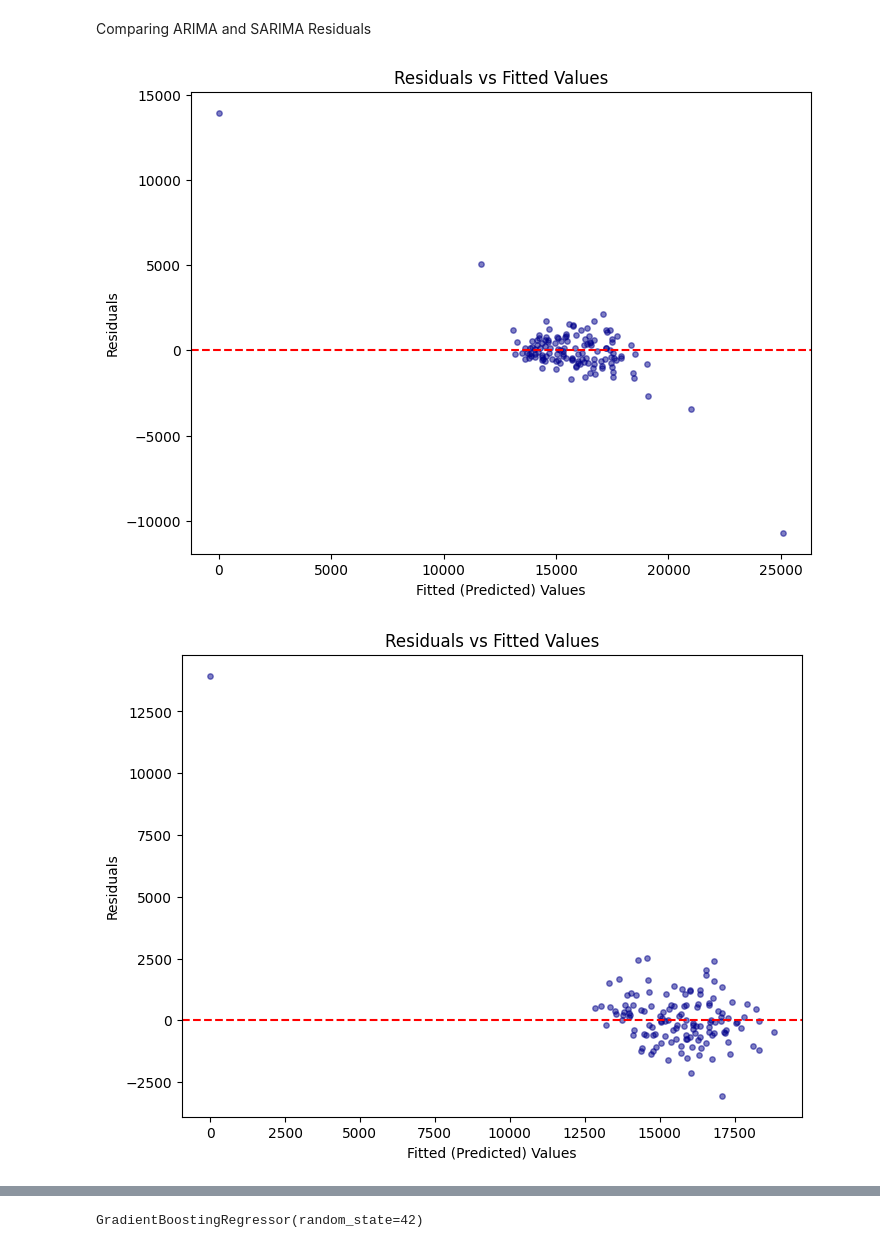
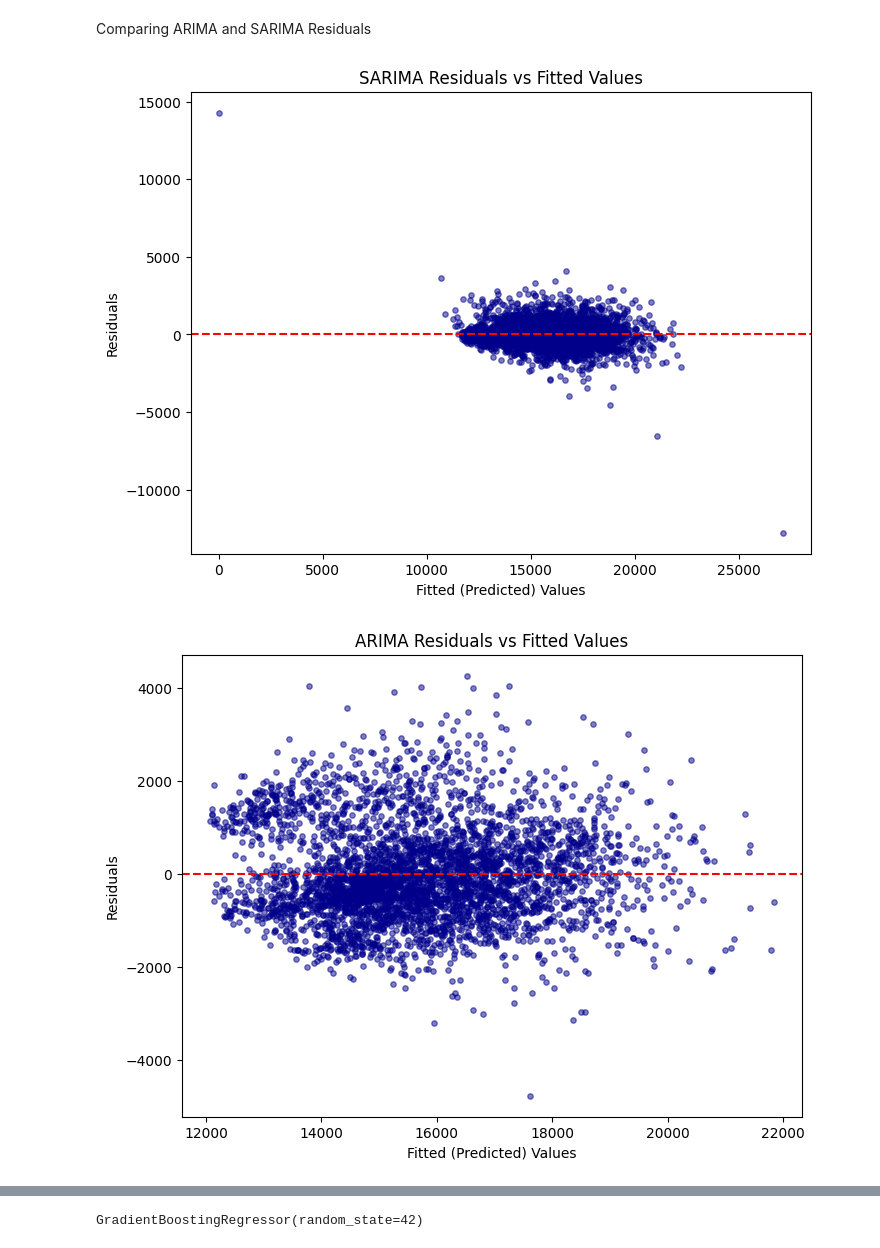
Before and after one commit to victorouma1/Machine-Learning-2-Capstone, a Jupyter notebook: main.ipynb, the cells around one changed output, grey strips where cells are left out. Saved outputs shown, nothing was run; the diff lists cells and outputs as text; code cells hidden in the pictures.

```diff
--- a/main.ipynb
+++ b/main.ipynb
@@ -120,10 +135,12 @@ plt.show()
 [figure]
 # %% [markdown]
 Train test Split
+# %%
+data_time = data.resample('D').mean().copy()
 # %%
-size = int(len(data_2)*0.8)
-train_dataset = data_2.iloc[:size].copy()
-test_dataset = data_2.iloc[size:].copy()
+size = int(len(data_time)*0.8)
+train_dataset = data_time.iloc[:size].copy()
+test_dataset = data_time.iloc[size:].copy()
 # %%
 print(f"p_value: {sts.adfuller(train_dataset['AEP_MW'])[1]}")
 # %% [output]
@@ -279,5 +296,5 @@ Test MAPE:  4.28%
 # %%
-model_arima = ARIMA(train_dataset['AEP_MW'], order=(3,1,4))
+model_arima = ARIMA(train_dataset['AEP_MW'], order=(2,0,0))
 results_arima = model_arima.fit()
 results_arima.summary()
 # %% [output]
@@ -361,22 +373,22 @@ plt.scatter(fitted_values, results_sarima.resid, alpha=0.5, color='darkblue', s=
 plt.axhline(0, color='red', linestyle='--')
 plt.xlabel('Fitted (Predicted) Values')
 plt.ylabel('Residuals')
-plt.title('Residuals vs Fitted Values')
+plt.title('SARIMA Residuals vs Fitted Values')
 plt.show()
 # %% [output]
-[figure, old version]
+[figure, new version]
 # %%
 fitted_values = results_arima.fittedvalues
 
 plt.figure(figsize=(8, 6))
 plt.scatter(fitted_values, results_arima.resid, alpha=0.5, color='darkblue', s=15)
 plt.axhline(0, color='red', linestyle='--')
 plt.xlabel('Fitted (Predicted) Values')
 plt.ylabel('Residuals')
-plt.title('Residuals vs Fitted Values')
+plt.title('ARIMA Residuals vs Fitted Values')
 plt.show()
 # %% [output]
-[figure, old version]
+[figure, new version]
 # %%
 train_proph = train_dataset.copy()
 train_proph.reset_index(inplace = True)
```
Also changed, not shown: parts of 69 cells of this notebook.
